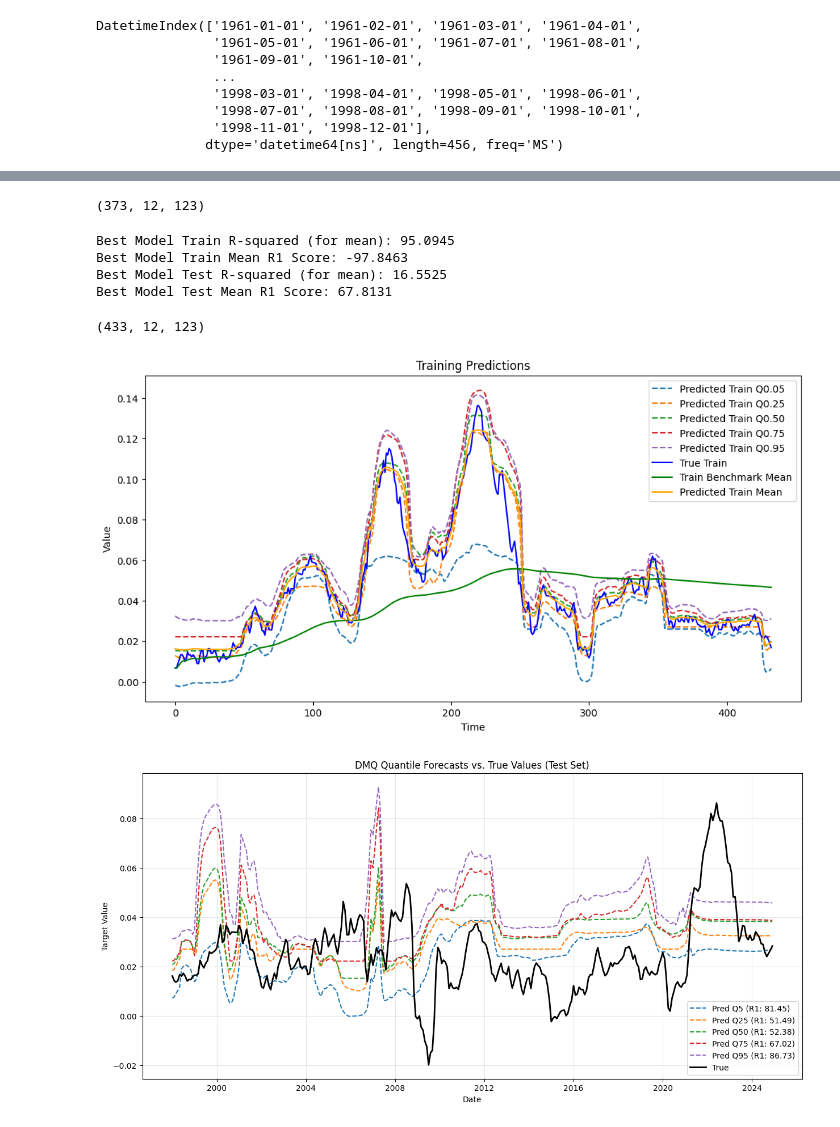
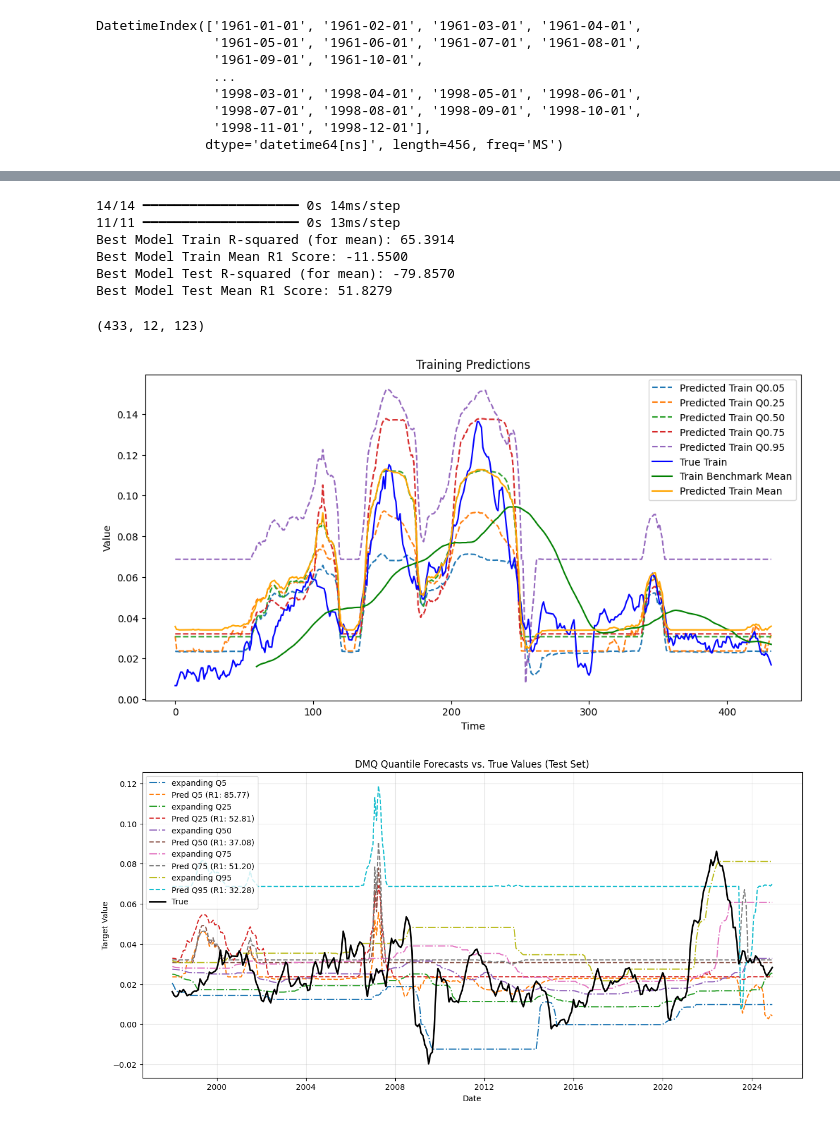
Before and after one commit to rproner1/MacroAtRisk, a Jupyter notebook: tune_dmq.ipynb, the cells around one changed output, grey strips where cells are left out. Saved outputs shown, nothing was run; the diff lists cells and outputs as text; code cells hidden in the pictures.

```diff
--- a/tune_dmq.ipynb
+++ b/tune_dmq.ipynb
@@ -38,8 +38,9 @@ with open("./config/config.yaml", "r") as f:
 ## 2. Data Preparation
 # %%
 target_path = './data/processed/us_4q_fred_y.csv'
-input_paths = ['./data/processed/us_4q_fred_x.csv',
-               './data/processed/us_4q_oap_vw_x_stationary.csv']
+input_paths = ['./data/processed/us_4q_fred_x.csv'
+            #    './data/processed/us_4q_oap_vw_x_stationary.csv'
+               ]
 
 # Prepare data (including RNN sequences)
 non_rnn_data, rnn_data, meta_data = prepare_quantile_data(
@@ -50,7 +51,7 @@ non_rnn_data, rnn_data, meta_data = prepare_quantile_data(
     start_date='1961-01-01',
     train_cutoff_year='1997',
     n_quantiles=5,
-    val_years=5
+    val_years=2
 )
 
 # Extract RNN data for training and testing
@@ -184,8 +185,8 @@ builder_params = {
     'n_recurrent_layers': 2,
     'n_shared_layers': 2,
     'n_qtask_layers': 2,
-    'n_recurrent_nodes': 128,
-    'n_shared_nodes': 64,
+    'n_recurrent_nodes': 32,
+    'n_shared_nodes': 32,
     'n_task_nodes': 32,
     'recurrent_norm': True,
     'shared_norm': True,
@@ -211,12 +212,12 @@ best_model = build_dmq_v0(
 )
 
 subset_size = 1.0
-n = X_train_full_rnn.shape[0]
+n = X_train_rnn.shape[0]
 
 history = best_model.fit(
-    X_train_full_rnn[:int(n*subset_size)], y_train_full_rnn[:int(n*subset_size)],
+    X_train_rnn[:int(n*subset_size)], y_train_rnn[:int(n*subset_size)],
     epochs=300,
-    batch_size=32,
+    batch_size=4,
     validation_data=(X_val_rnn, y_val_rnn),
     callbacks=[
         # keras.callbacks.ModelCheckpoint(
@@ -227,7 +228,7 @@ history = best_model.fit(
         EarlyStopping(
             monitor='val_loss',
             patience=5,
-            min_delta=1e-4,
+            min_delta=1e-3,
             restore_best_weights=True
             )
     ],
@@ -235,10 +236,6 @@ history = best_model.fit(
     shuffle=False
 )
 
-# Make predictions on the test set
-train_preds = best_model.predict(X_train_full_rnn[:int(n*subset_size)])
-test_preds = best_model.predict(X_test_rnn_full)
-
 plt.plot(history.history['loss'], label='Training loss')
 plt.plot(history.history['val_loss'], label='Validation loss')
 plt.legend()
@@ -265,9 +262,10 @@ Epoch 228/300
-# %%
-X_train_rnn.shape
-# %% [output]
-(373, 12, 123)
 # %%
 # --- Correctly Calculate Benchmarks and Scores ---
+
+# Make predictions on the test set
+train_preds = best_model.predict(X_train_full_rnn)
+test_preds = best_model.predict(X_test_rnn_full)
+
 
 # Combine all true y values to create a continuous series for the expanding mean benchmark
 full_y_series = pd.Series(
@@ -276,7 +274,7 @@ full_y_series = pd.Series(
 )
 
 # Calculate expanding mean over the whole series
-expanding_mean_benchmark_full = full_y_series.expanding().mean()
+expanding_mean_benchmark_full = full_y_series.rolling(window=60).mean()
 
 # Align benchmark with train and test sets
 train_benchmark_mean = expanding_mean_benchmark_full.loc[meta_data['train_start']:meta_data['val_end']].values
@@ -298,13 +296,13 @@ r2 = compute_oos_r2_score(all_y_test_full.iloc[:, 0], test_mean_preds, test_benc
 train_r1_scores = []
 for i, q in enumerate(quantiles):
     # For R1, the benchmark is also an expanding quantile
-    expanding_q_benchmark = full_y_series.expanding().quantile(q)
+    expanding_q_benchmark = full_y_series.rolling(window=60).quantile(q)
     train_benchmark_q = expanding_q_benchmark.loc[meta_data['train_start']:meta_data['val_end']].values.flatten()
     train_r1_scores.append(compute_oos_r1_score(y_train_full_rnn[:, i], train_preds[:, i], train_benchmark_q, q))
 
 r1_scores = []
 for i, q in enumerate(quantiles):
-    expanding_q_benchmark = full_y_series.expanding().quantile(q)
+    expanding_q_benchmark = full_y_series.rolling(window=60).quantile(q)[-test_preds.shape[0]:]
     test_benchmark_q = expanding_q_benchmark.loc[meta_data['test_start']:'2024-12-01'].values.flatten()
     r1_scores.append(compute_oos_r1_score(all_y_test_full.iloc[:, 0], test_preds[:, i], test_benchmark_q, q))
 
@@ -314,10 +312,12 @@ print(f"Best Model Train Mean R1 Score: {np.mean(train_r1_scores):.4f}")
 print(f"Best Model Test R-squared (for mean): {r2:.4f}")
 print(f"Best Model Test Mean R1 Score: {np.mean(r1_scores):.4f}")
 # %% [output]
-Best Model Train R-squared (for mean): 95.0945
-Best Model Train Mean R1 Score: -97.8463
-Best Model Test R-squared (for mean): 16.5525
-Best Model Test Mean R1 Score: 67.8131
+14/14 ━━━━━━━━━━━━━━━━━━━━ 0s 14ms/step
+11/11 ━━━━━━━━━━━━━━━━━━━━ 0s 13ms/step
+Best Model Train R-squared (for mean): 65.3914
+Best Model Train Mean R1 Score: -11.5500
+Best Model Test R-squared (for mean): -79.8570
+Best Model Test Mean R1 Score: 51.8279
 # %%
 X_train_full_rnn.shape
 # %% [output]
@@ -337,22 +337,25 @@ plt.title('Training Predictions')
 plt.legend()
 plt.show()
 # %% [output]
-[figure, old version]
+[figure, new version]
 # %%
 # Plot the results
 plt.figure(figsize=(15, 7))
 test_dates = pd.date_range(start=meta_data['test_start'], end='2024-12-01', freq='MS')
 
 for i, q in enumerate(quantiles):
+    expanding_q_benchmark = full_y_series.rolling(window=60).quantile(q)[-test_preds.shape[0]:]
+
+    plt.plot(expanding_q_benchmark, '-.', label=f'expanding Q{int(q*100)}')
     plt.plot(test_dates, test_preds[:, i], label=f'Pred Q{int(q*100)} (R1: {r1_scores[i]:.2f})', linestyle='--')
 
 plt.plot(test_dates, full_y_series.loc[meta_data['test_start']:'2024-12-01'].values, label='True', color='black', linewidth=2)
 
 plt.title('DMQ Quantile Forecasts vs. True Values (Test Set)')
 plt.xlabel('Date')
 plt.ylabel('Target Value')
 plt.legend()
 plt.grid(alpha=0.3)
 plt.show()
 # %% [output]
-[figure, old version]
+[figure, new version]
```
Also changed, not shown: parts of 2 cells of this notebook, 1 other file.
